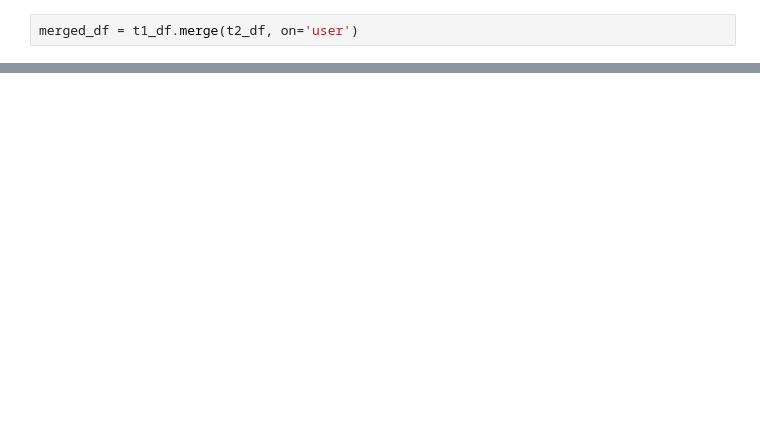
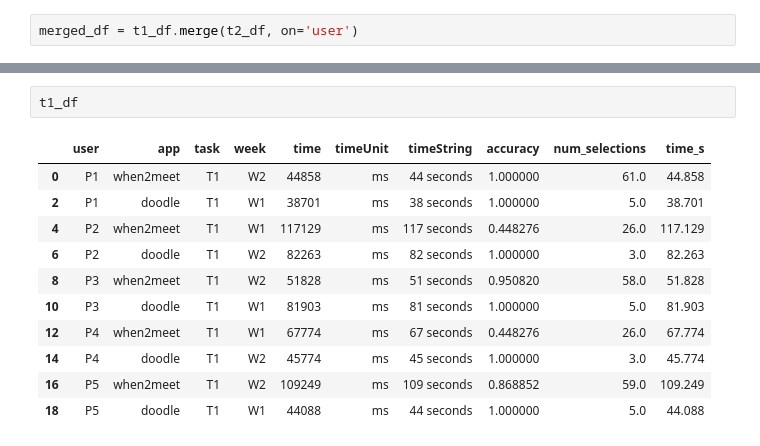
Before and after one commit to keller-mark/compsci279r-tier2-analysis, a Jupyter notebook: analysis.ipynb, the cells around one changed output, grey strips where cells are left out. Cells and saved outputs as stored; diff of their text form; blank space fills up the shorter version.

```diff
--- a/analysis.ipynb
+++ b/analysis.ipynb
@@ -95,0 +241,14 @@ alt.Chart(df).mark_line(point=True).encode(
+# %%
+t1_df
+# %% [output]
+|  | user | app | task | week | time | timeUnit | timeString | accuracy | num_selections | time_s |
+| 0 | P1 | when2meet | T1 | W2 | 44858 | ms | 44 seconds | 1.000000 | 61.0 | 44.858 |
+| 2 | P1 | doodle | T1 | W1 | 38701 | ms | 38 seconds | 1.000000 | 5.0 | 38.701 |
+| 4 | P2 | when2meet | T1 | W1 | 117129 | ms | 117 seconds | 0.448276 | 26.0 | 117.129 |
+| 6 | P2 | doodle | T1 | W2 | 82263 | ms | 82 seconds | 1.000000 | 3.0 | 82.263 |
+| 8 | P3 | when2meet | T1 | W2 | 51828 | ms | 51 seconds | 0.950820 | 58.0 | 51.828 |
+| 10 | P3 | doodle | T1 | W1 | 81903 | ms | 81 seconds | 1.000000 | 5.0 | 81.903 |
+| 12 | P4 | when2meet | T1 | W1 | 67774 | ms | 67 seconds | 0.448276 | 26.0 | 67.774 |
+| 14 | P4 | doodle | T1 | W2 | 45774 | ms | 45 seconds | 1.000000 | 3.0 | 45.774 |
+| 16 | P5 | when2meet | T1 | W2 | 109249 | ms | 109 seconds | 0.868852 | 59.0 | 109.249 |
+| 18 | P5 | doodle | T1 | W1 | 44088 | ms | 44 seconds | 1.000000 | 5.0 | 44.088 |
```
Also changed, not shown: parts of 21 cells of this notebook.
